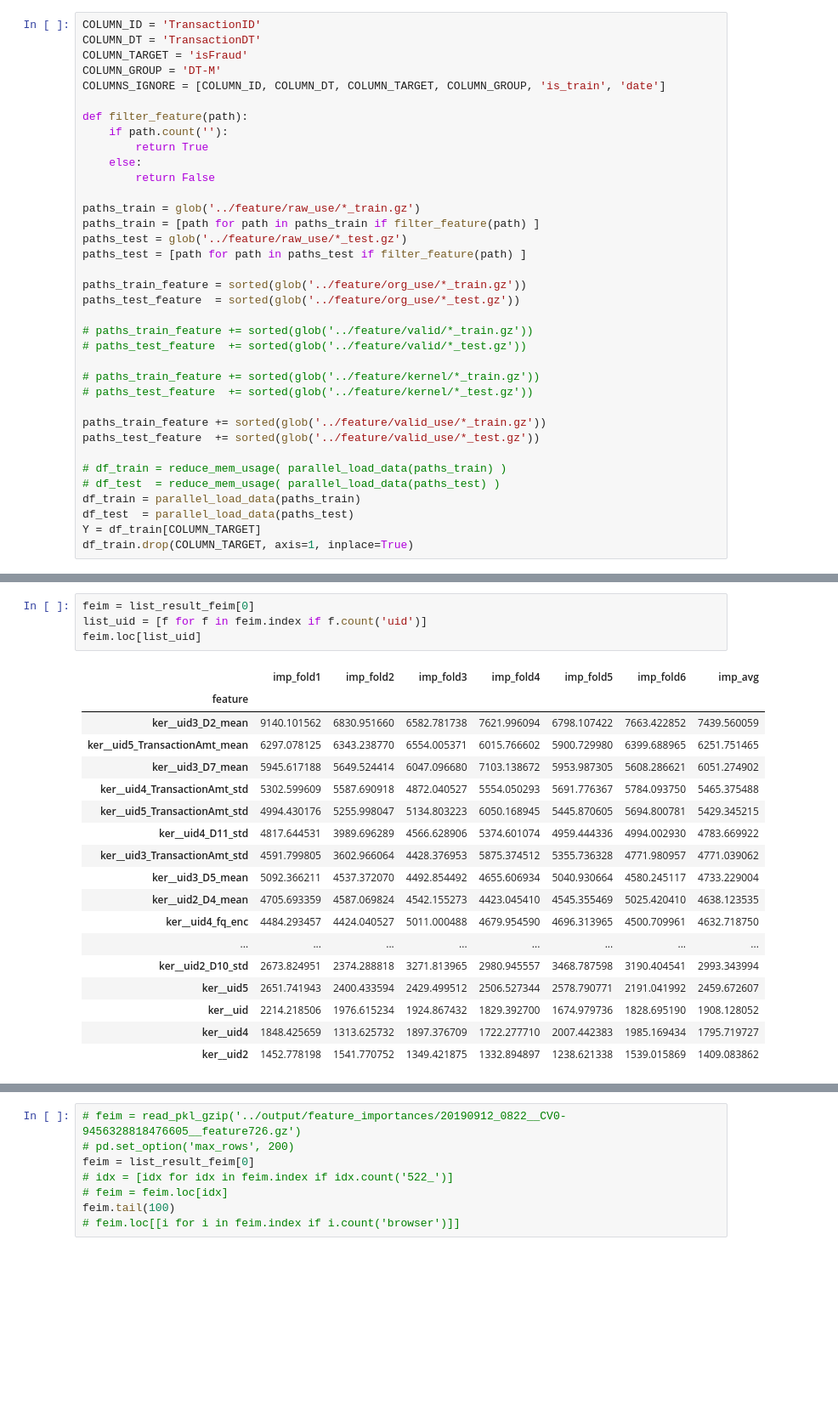
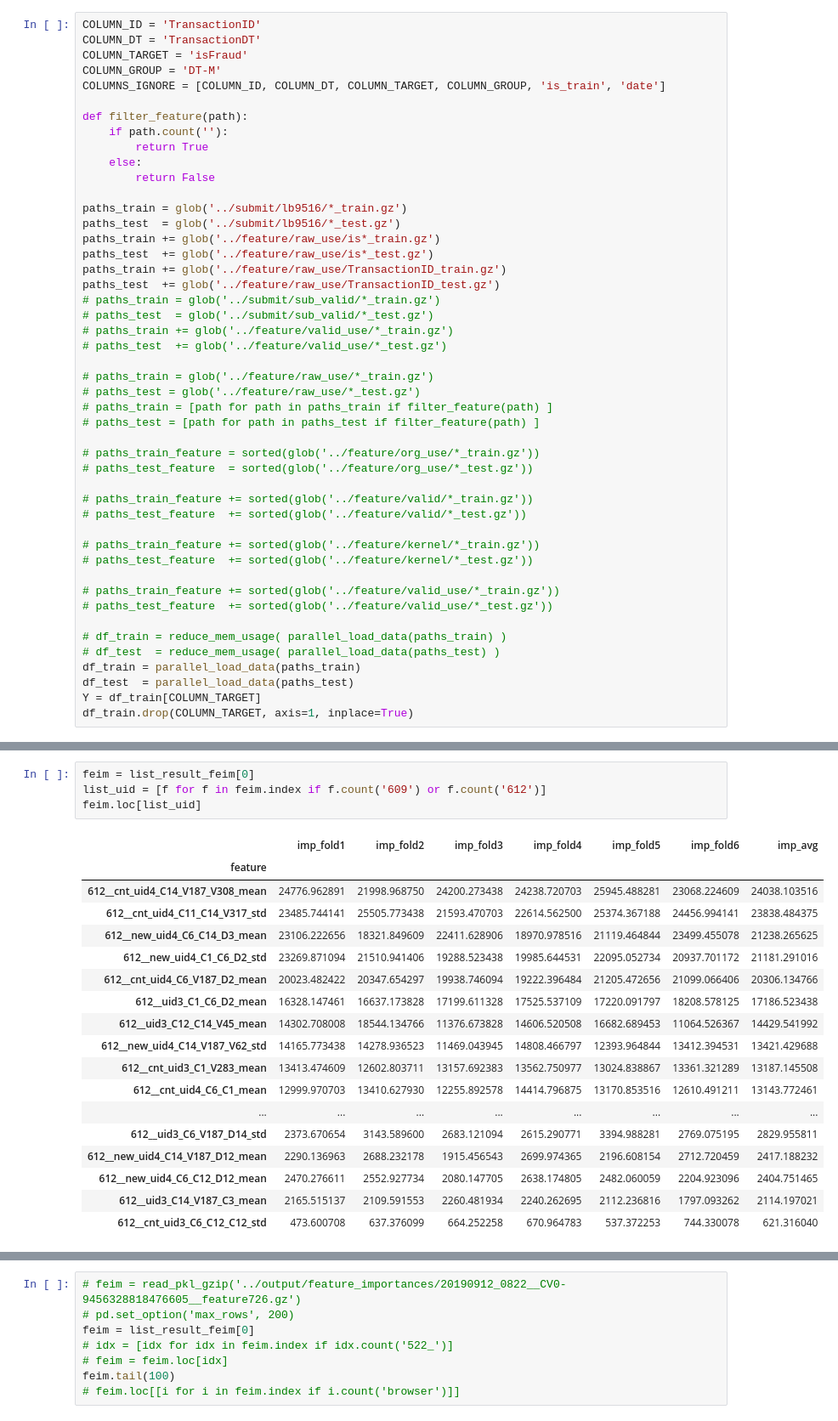
Before and after one commit to yryrgogo/ieee-fraud-5th-place, a Jupyter notebook: src/900_ieee__lgb_valid_feature.ipynb, the cells around one changed output, grey strips where cells are left out. Shown at 85% size. Saved outputs shown, nothing was run; the diff lists cells and outputs as text; blank space fills up the shorter version.

```diff
--- a/src/900_ieee__lgb_valid_feature.ipynb
+++ b/src/900_ieee__lgb_valid_feature.ipynb
@@ -30,13 +30,24 @@ def filter_feature(path):
     else:
         return False
 
-paths_train = glob('../feature/raw_use/*_train.gz')
-paths_train = [path for path in paths_train if filter_feature(path) ]
-paths_test = glob('../feature/raw_use/*_test.gz')
-paths_test = [path for path in paths_test if filter_feature(path) ]
+paths_train = glob('../submit/lb9516/*_train.gz')
+paths_test  = glob('../submit/lb9516/*_test.gz')
+paths_train += glob('../feature/raw_use/is*_train.gz')
+paths_test  += glob('../feature/raw_use/is*_test.gz')
+paths_train += glob('../feature/raw_use/TransactionID_train.gz')
+paths_test  += glob('../feature/raw_use/TransactionID_test.gz')
+# paths_train = glob('../submit/sub_valid/*_train.gz')
+# paths_test  = glob('../submit/sub_valid/*_test.gz')
+# paths_train += glob('../feature/valid_use/*_train.gz')
+# paths_test  += glob('../feature/valid_use/*_test.gz')
 
-paths_train_feature = sorted(glob('../feature/org_use/*_train.gz'))
-paths_test_feature  = sorted(glob('../feature/org_use/*_test.gz'))
+# paths_train = glob('../feature/raw_use/*_train.gz')
+# paths_test = glob('../feature/raw_use/*_test.gz')
+# paths_train = [path for path in paths_train if filter_feature(path) ]
+# paths_test = [path for path in paths_test if filter_feature(path) ]
+
+# paths_train_feature = sorted(glob('../feature/org_use/*_train.gz'))
+# paths_test_feature  = sorted(glob('../feature/org_use/*_test.gz'))
 
 # paths_train_feature += sorted(glob('../feature/valid/*_train.gz'))
 # paths_test_feature  += sorted(glob('../feature/valid/*_test.gz'))
@@ -44,8 +55,8 @@ paths_test_feature  = sorted(glob('../feature/org_use/*_test.gz'))
 # paths_train_feature += sorted(glob('../feature/kernel/*_train.gz'))
 # paths_test_feature  += sorted(glob('../feature/kernel/*_test.gz'))
 
-paths_train_feature += sorted(glob('../feature/valid_use/*_train.gz'))
-paths_test_feature  += sorted(glob('../feature/valid_use/*_test.gz'))
+# paths_train_feature += sorted(glob('../feature/valid_use/*_train.gz'))
+# paths_test_feature  += sorted(glob('../feature/valid_use/*_test.gz'))
 
 # df_train = reduce_mem_usage( parallel_load_data(paths_train) )
 # df_test  = reduce_mem_usage( parallel_load_data(paths_test) )
@@ -212,23 +203,23 @@ Early stopping, best iteration is:
 # %%
 feim = list_result_feim[0]
-list_uid = [f for f in feim.index if f.count('uid')]
+list_uid = [f for f in feim.index if f.count('609') or f.count('612')]
 feim.loc[list_uid]
 # %% [output]
 |  | imp_fold1 | imp_fold2 | imp_fold3 | imp_fold4 | imp_fold5 | imp_fold6 | imp_avg |
 | feature |  |  |  |  |  |  |  |
-| ker__uid3_D2_mean | 9140.101562 | 6830.951660 | 6582.781738 | 7621.996094 | 6798.107422 | 7663.422852 | 7439.560059 |
-| ker__uid5_TransactionAmt_mean | 6297.078125 | 6343.238770 | 6554.005371 | 6015.766602 | 5900.729980 | 6399.688965 | 6251.751465 |
-| ker__uid3_D7_mean | 5945.617188 | 5649.524414 | 6047.096680 | 7103.138672 | 5953.987305 | 5608.286621 | 6051.274902 |
-| ker__uid4_TransactionAmt_std | 5302.599609 | 5587.690918 | 4872.040527 | 5554.050293 | 5691.776367 | 5784.093750 | 5465.375488 |
-| ker__uid5_TransactionAmt_std | 4994.430176 | 5255.998047 | 5134.803223 | 6050.168945 | 5445.870605 | 5694.800781 | 5429.345215 |
-| ker__uid4_D11_std | 4817.644531 | 3989.696289 | 4566.628906 | 5374.601074 | 4959.444336 | 4994.002930 | 4783.669922 |
-| ker__uid3_TransactionAmt_std | 4591.799805 | 3602.966064 | 4428.376953 | 5875.374512 | 5355.736328 | 4771.980957 | 4771.039062 |
-| ker__uid3_D5_mean | 5092.366211 | 4537.372070 | 4492.854492 | 4655.606934 | 5040.930664 | 4580.245117 | 4733.229004 |
-| ker__uid2_D4_mean | 4705.693359 | 4587.069824 | 4542.155273 | 4423.045410 | 4545.355469 | 5025.420410 | 4638.123535 |
-| ker__uid4_fq_enc | 4484.293457 | 4424.040527 | 5011.000488 | 4679.954590 | 4696.313965 | 4500.709961 | 4632.718750 |
+| 612__cnt_uid4_C14_V187_V308_mean | 24776.962891 | 21998.968750 | 24200.273438 | 24238.720703 | 25945.488281 | 23068.224609 | 24038.103516 |
+| 612__cnt_uid4_C11_C14_V317_std | 23485.744141 | 25505.773438 | 21593.470703 | 22614.562500 | 25374.367188 | 24456.994141 | 23838.484375 |
+| 612__new_uid4_C6_C14_D3_mean | 23106.222656 | 18321.849609 | 22411.628906 | 18970.978516 | 21119.464844 | 23499.455078 | 21238.265625 |
+| 612__new_uid4_C1_C6_D2_std | 23269.871094 | 21510.941406 | 19288.523438 | 19985.644531 | 22095.052734 | 20937.701172 | 21181.291016 |
+| 612__cnt_uid4_C6_V187_D2_mean | 20023.482422 | 20347.654297 | 19938.746094 | 19222.396484 | 21205.472656 | 21099.066406 | 20306.134766 |
+| 612__uid3_C1_C6_D2_mean | 16328.147461 | 16637.173828 | 17199.611328 | 17525.537109 | 17220.091797 | 18208.578125 | 17186.523438 |
+| 612__uid3_C12_C14_V45_mean | 14302.708008 | 18544.134766 | 11376.673828 | 14606.520508 | 16682.689453 | 11064.526367 | 14429.541992 |
+| 612__new_uid4_C14_V187_V62_std | 14165.773438 | 14278.936523 | 11469.043945 | 14808.466797 | 12393.964844 | 13412.394531 | 13421.429688 |
+| 612__cnt_uid3_C1_V283_mean | 13413.474609 | 12602.803711 | 13157.692383 | 13562.750977 | 13024.838867 | 13361.321289 | 13187.145508 |
+| 612__cnt_uid4_C6_C1_mean | 12999.970703 | 13410.627930 | 12255.892578 | 14414.796875 | 13170.853516 | 12610.491211 | 13143.772461 |
 | ... | ... | ... | ... | ... | ... | ... | ... |
-| ker__uid2_D10_std | 2673.824951 | 2374.288818 | 3271.813965 | 2980.945557 | 3468.787598 | 3190.404541 | 2993.343994 |
-| ker__uid5 | 2651.741943 | 2400.433594 | 2429.499512 | 2506.527344 | 2578.790771 | 2191.041992 | 2459.672607 |
-| ker__uid | 2214.218506 | 1976.615234 | 1924.867432 | 1829.392700 | 1674.979736 | 1828.695190 | 1908.128052 |
-| ker__uid4 | 1848.425659 | 1313.625732 | 1897.376709 | 1722.277710 | 2007.442383 | 1985.169434 | 1795.719727 |
-| ker__uid2 | 1452.778198 | 1541.770752 | 1349.421875 | 1332.894897 | 1238.621338 | 1539.015869 | 1409.083862 |
+| 612__uid3_C6_V187_D14_std | 2373.670654 | 3143.589600 | 2683.121094 | 2615.290771 | 3394.988281 | 2769.075195 | 2829.955811 |
+| 612__new_uid4_C14_V187_D12_mean | 2290.136963 | 2688.232178 | 1915.456543 | 2699.974365 | 2196.608154 | 2712.720459 | 2417.188232 |
+| 612__new_uid4_C6_C12_D12_mean | 2470.276611 | 2552.927734 | 2080.147705 | 2638.174805 | 2482.060059 | 2204.923096 | 2404.751465 |
+| 612__uid3_C14_V187_C3_mean | 2165.515137 | 2109.591553 | 2260.481934 | 2240.262695 | 2112.236816 | 1797.093262 | 2114.197021 |
+| 612__cnt_uid3_C6_C12_C12_std | 473.600708 | 637.376099 | 664.252258 | 670.964783 | 537.372253 | 744.330078 | 621.316040 |
```
Also changed, not shown: parts of 6 cells of this notebook, 14 other files.
